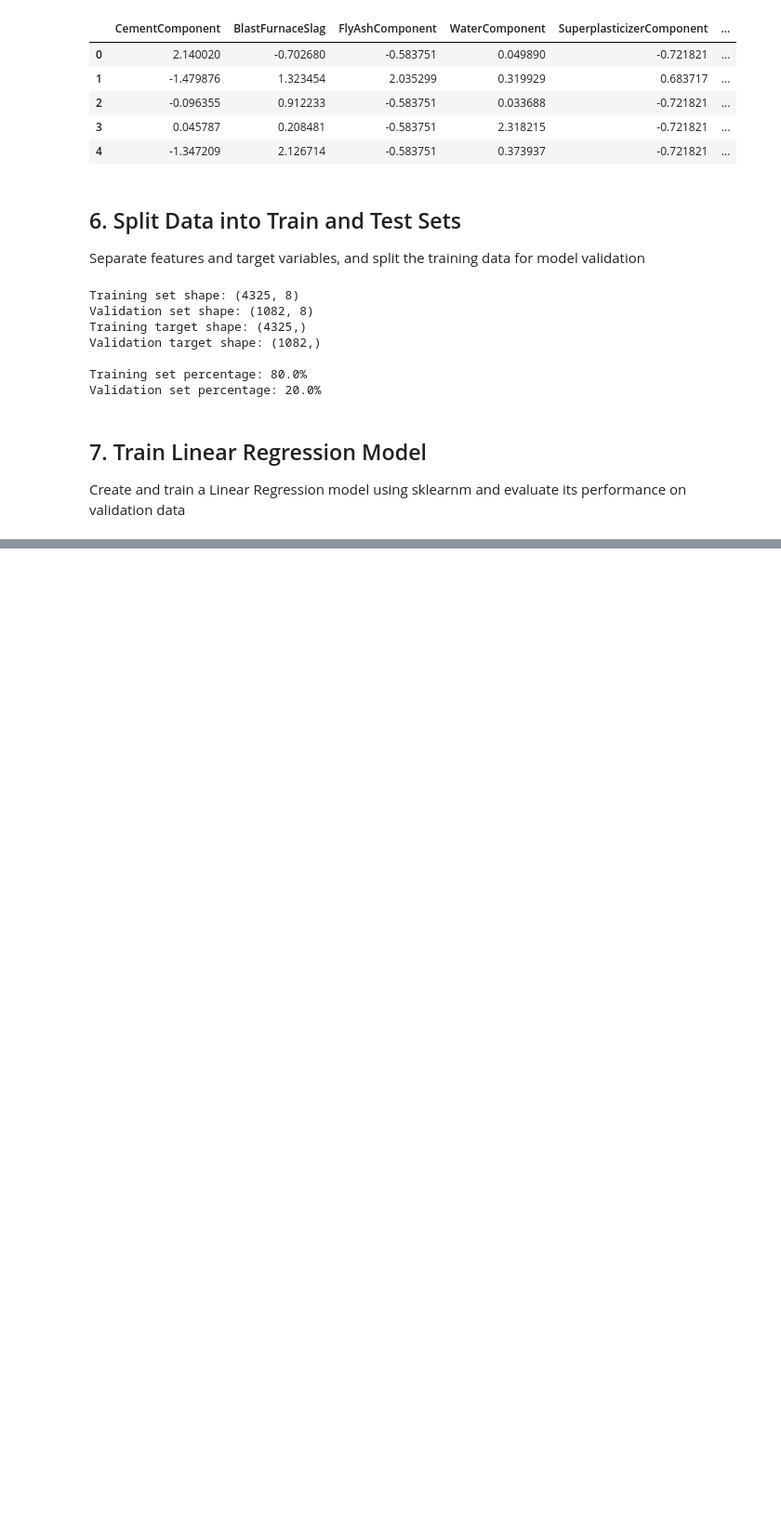
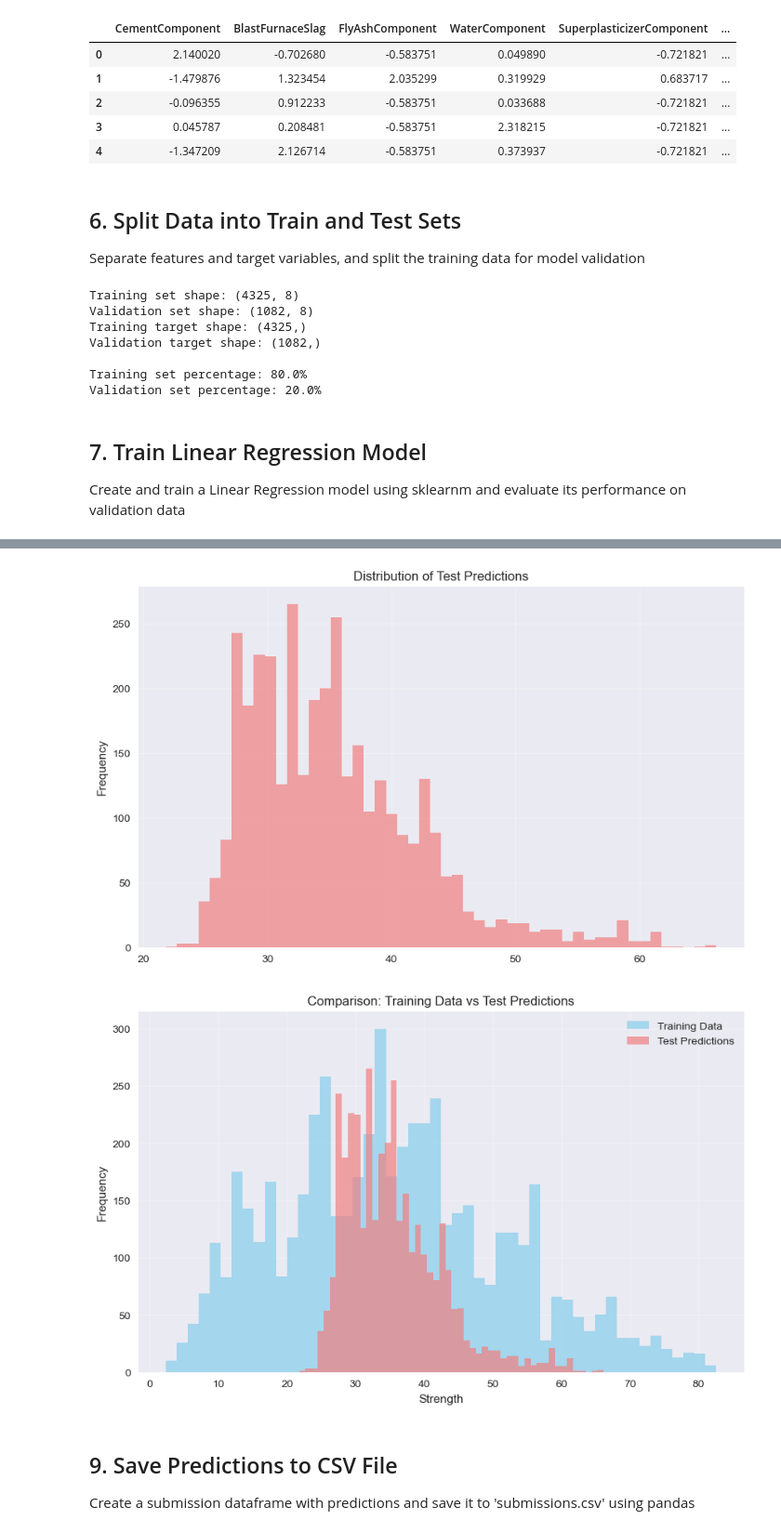
Before and after one commit to AaryanGotad/ml-practice, a Jupyter notebook: MLPlayground/concrete_strength_aaryan.ipynb, the cells around one changed output, grey strips where cells are left out. Shown at 93% size. Drawn from its saved outputs; the diff is of its cells as text; code cells hidden in the pictures; blank space fills up the shorter version.

```diff
--- a/MLPlayground/concrete_strength_aaryan.ipynb
+++ b/MLPlayground/concrete_strength_aaryan.ipynb
@@ -291,0 +394,14 @@ Create and train a Linear Regression model using sklearnm and evaluate its perfo
+# %%
+# Make predictions on the test set
+test_predictions = lr_model.predict(X_test_scaled)
+
+print(f"Test predictions shape: {test_predictions.shape}")
+print(f"\nFirst 10 predictions:")
+print(test_predictions[:10])
+
+print(f"\nTest predcitions statistics:")
+print(f"Mean: {test_predictions.mean():.4f}")
+print(f"Median: {np.median(test_predictions):.4f}")
+print(f"Std: {test_predictions.std():.4f}")
+print(f"Min: {test_predictions.min():.4f}")
+print(f"Max: {test_predictions.max():.4f}")
@@ -291,0 +421,26 @@ Create and train a Linear Regression model using sklearnm and evaluate its perfo
+# %%
+# Visialize test predictions
+plt.figure(figsize=(10, 6))
+plt.hist(test_predictions, bins=50, alpha=0.7, color='lightcoral')
+plt.title('Distribution of Test Predictions')
+plt.ylabel('Frequency')
+plt.grid(True, alpha=0.3)
+plt.show()
+
+# Compare with training data distribution
+plt.figure(figsize=(10, 6))
+plt.hist(y, bins=50, alpha=0.7, label='Training Data', color='skyblue')
+plt.hist(test_predictions, bins=50, alpha=0.7, label='Test Predictions', color='lightcoral')
+plt.title('Comparison: Training Data vs Test Predictions')
+plt.xlabel('Strength')
+plt.ylabel('Frequency')
+plt.legend()
+plt.grid(True, alpha=0.3)
+plt.show()
+# %% [output]
+[figure, added]
+[figure, added]
+# %% [markdown]
+## 9. Save Predictions to CSV File
+
+Create a submission dataframe with predictions and save it to 'submissions.csv' using pandas
```
Also changed, not shown: parts of 8 cells of this notebook, 1 other file.
